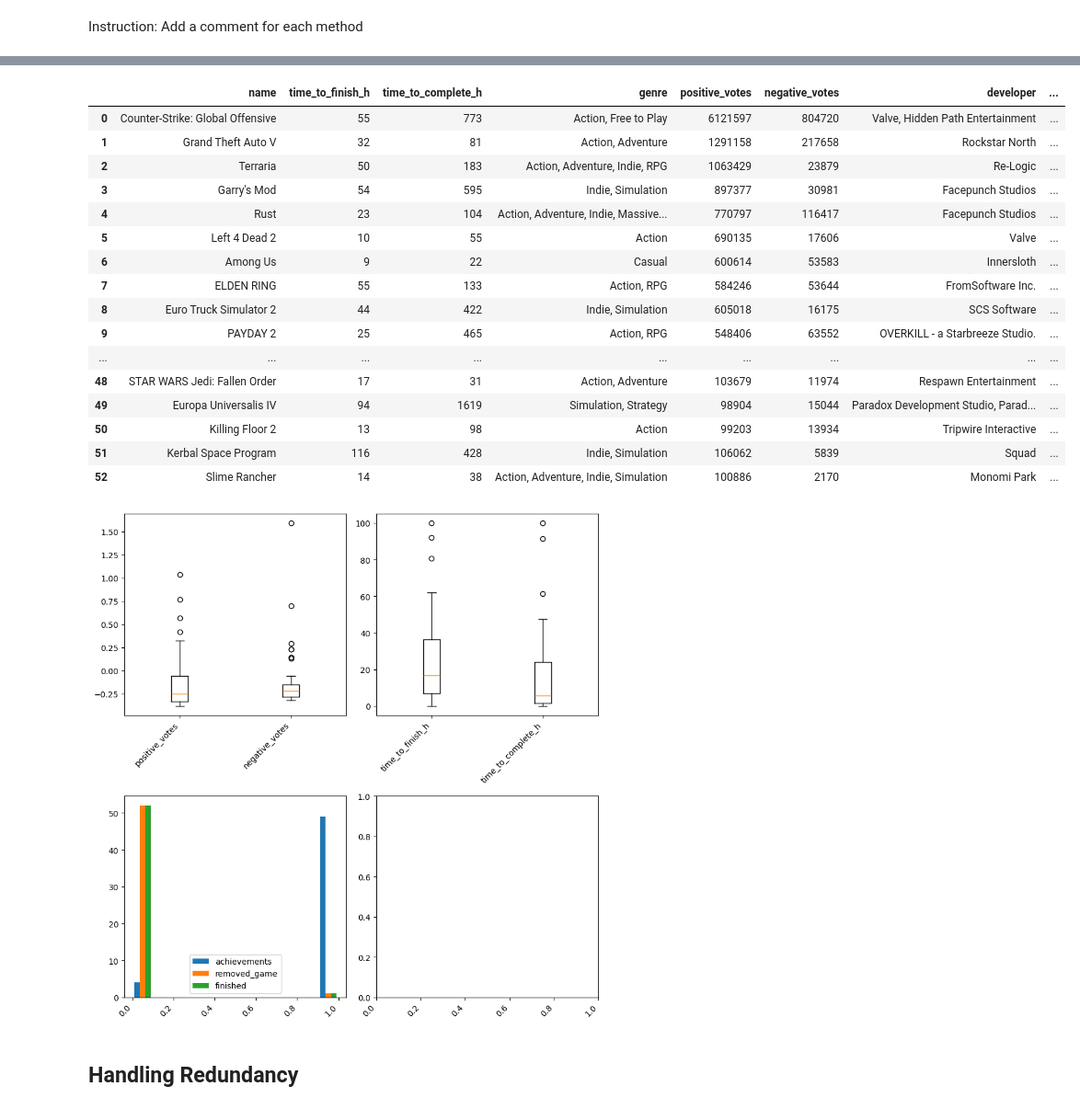
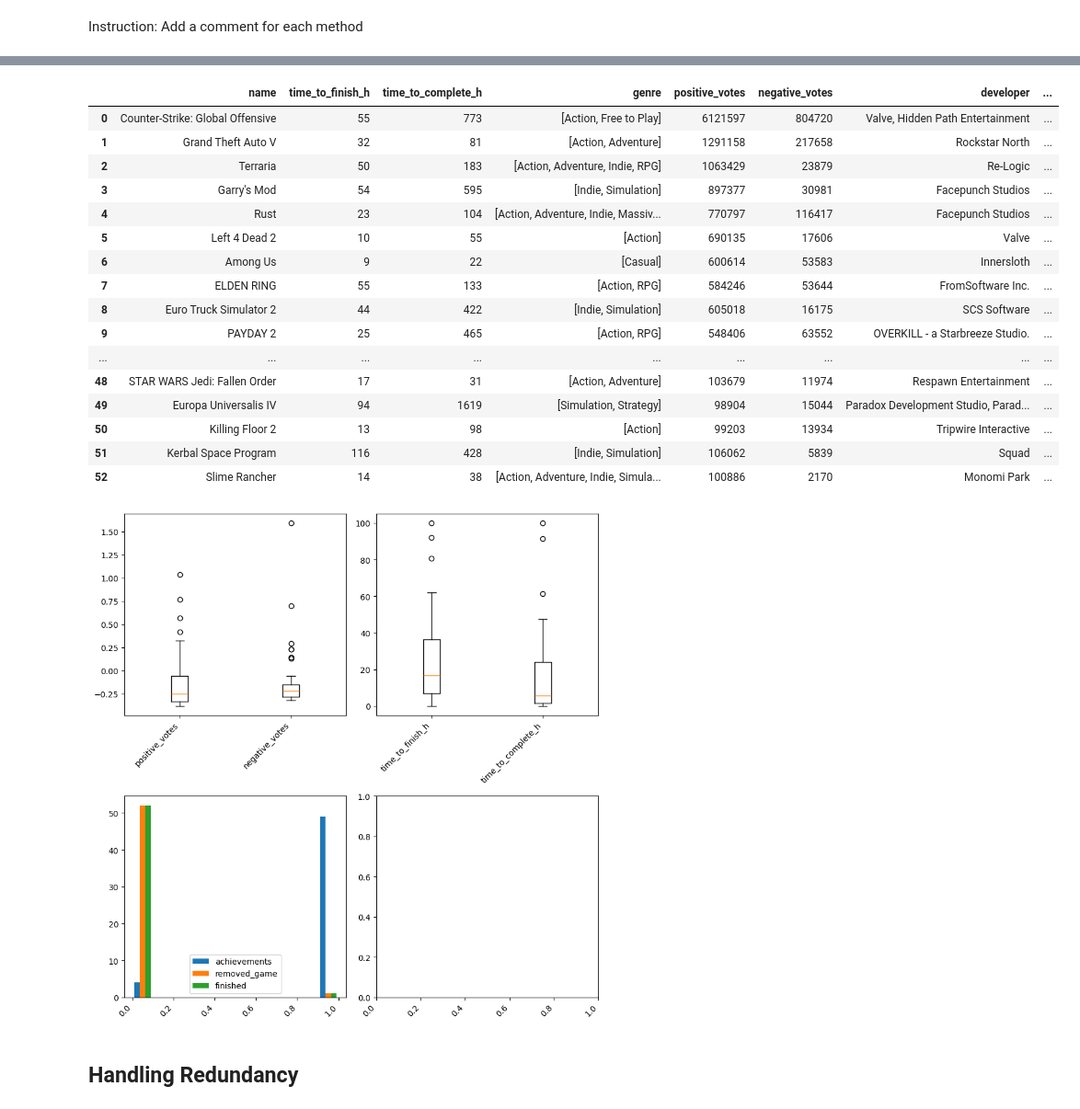
Before and after one commit to Sharpy796/CMPS4510_SteamGameAnalyzer, a Jupyter notebook: project_cluster_cmps451.ipynb, the cells around one changed output, grey strips where cells are left out. Shown at 92% size. Saved outputs shown, nothing was run; the diff lists cells and outputs as text; code cells hidden in the pictures.

Commit message:
update requirements, code cleanup, add comments

```diff
--- a/project_cluster_cmps451.ipynb
+++ b/project_cluster_cmps451.ipynb
@@ -357,27 +357,31 @@ plt.tight_layout()
 # %% [markdown]
 Instruction: Add a comment for each method
 # %%
-# Stuff we might need to do:
-# - Replace values with ones we can use (NaN with 0, X with 1 (or True), etc)
-# - etc?
-# also this stuff below is just some testing stuff idk what to do wtih it yet but i wanted to keep it bc it looks promising
-
+# Create copy for cleanup
 df_copy = df.copy()
+# Filter for columns we want to focus on
 df_copy = df_copy.drop(["appid_steam_games", "appid_steam", "howlongtobeat", "similarity", "perfect_match", "name_steam_games_database", "name_steam_database", "minimun_requirements", "recommended_requirements"], axis=1)
+# Remove bad data
 df_copy = df_copy[df_copy ['time_to_finish_h']  != 'No time registered yet']
 df_copy = df_copy[df_copy ['time_to_complete_h']  != 'No time registered yet']
+# Fill missing values
 df_copy = df_copy.fillna(0)
+# Convert string values to integers
 df_copy['time_to_finish_h'] = df_copy['time_to_finish_h'].apply(lambda x: int(x))
 df_copy['time_to_complete_h'] = df_copy['time_to_complete_h'].apply(lambda x: int(x))
+# Fill "True" placeholders with 1
 df_copy = df_copy.replace('X', 1)
 
+# Isolate the types of data values we want to focus on
 df_copy = df_copy[df_copy["total_votes"] >= 100000]
 df_copy = df_copy[df_copy["positive_rating"] >= 85]
+# Create dataframe that we can normalize by removing string columns
 df_copy_for_norm = df_copy.drop(['name', 'release', 'genre', 'tags', 'publisher', 'developer', 'achievements', 'removed_game', 'finished', 'positive_rating'], axis=1)
 df_copy_norm_minmax = normalize_minmax(df_copy_for_norm, 0, 100)
 df_copy_norm_zscore = normalize_zscore(df_copy_for_norm)
 
 
+# Create a few plots so we can visualize the data metter
 fig, axs = plt.subplots(nrows=2, ncols=2, figsize=(9, 9))
 # axs[0][0].boxplot(df_copy_norm_zscore[["positive_votes", "negative_votes"]], labels=df_copy_norm_zscore[["positive_votes", "negative_votes"]].columns)
 axs[0][0].boxplot(snip_high(df_copy_norm_zscore[["positive_votes", "negative_votes"]], 4), labels=df_copy_norm_zscore[["positive_votes", "negative_votes"]].columns)
@@ -386,29 +390,21 @@ df_copy = df_copy.sort_values(by='total_votes', ascending=False)
 df_copy = df_copy.reset_index(drop=True)
 axs[1][0].hist(df_copy[["achievements", "removed_game", "finished"]], label=["achievements", "removed_game", "finished"])
 axs[1][0].legend(prop={'size': 10})
-
-
 for sax in axs:
     for ax in sax:
         for tick in ax.get_xticklabels():
             tick.set_rotation(45)
             tick.set_ha("right")
-
-
 plt.tight_layout()
 
-#genre and tag lists
-df['tags'] = df['tags'].str.split(',\s*')  # split by comma and optional space
-for tags in df['tags']:
-    print(tags)
+# Create genre and tag lists
+df_copy['tags'] = df_copy['tags'].str.split(',\s*')  # split by comma and optional space
+# for tags in df_copy['tags']:
+#     print(tags)
+df_copy['genre'] = df_copy['genre'].str.split(',\s*')  # split by comma and optional space
+# for genre in df_copy['genre']:
+#     print(genre)
 
-df['genre'] = df['genre'].str.split(',\s*')  # split by comma and optional space
-for genre in df['genre']:
-    print(genre)
+# Output data table (52 games???)
 df_copy
-# df_copy.drop(["total_votes", "positive_votes", "negative_votes"], axis=1)
-
-# df_copy = df_copy[df_copy["positive_rating"] >= 85]
-# df_copy
-# df_copy[["name","total_votes"]].sort_values(by='total_votes', ascending=False)
 # %% [output]
@@ -432,20 +411,20 @@ df_copy
 |  | name | time_to_finish_h | time_to_complete_h | genre | positive_votes | negative_votes | developer | ... |
-| 0 | Counter-Strike: Global Offensive | 55 | 773 | Action, Free to Play | 6121597 | 804720 | Valve, Hidden Path Entertainment | ... |
-| 1 | Grand Theft Auto V | 32 | 81 | Action, Adventure | 1291158 | 217658 | Rockstar North | ... |
-| 2 | Terraria | 50 | 183 | Action, Adventure, Indie, RPG | 1063429 | 23879 | Re-Logic | ... |
-| 3 | Garry's Mod | 54 | 595 | Indie, Simulation | 897377 | 30981 | Facepunch Studios | ... |
-| 4 | Rust | 23 | 104 | Action, Adventure, Indie, Massive... | 770797 | 116417 | Facepunch Studios | ... |
-| 5 | Left 4 Dead 2 | 10 | 55 | Action | 690135 | 17606 | Valve | ... |
-| 6 | Among Us | 9 | 22 | Casual | 600614 | 53583 | Innersloth | ... |
-| 7 | ELDEN RING | 55 | 133 | Action, RPG | 584246 | 53644 | FromSoftware Inc. | ... |
-| 8 | Euro Truck Simulator 2 | 44 | 422 | Indie, Simulation | 605018 | 16175 | SCS Software | ... |
-| 9 | PAYDAY 2 | 25 | 465 | Action, RPG | 548406 | 63552 | OVERKILL - a Starbreeze Studio. | ... |
+| 0 | Counter-Strike: Global Offensive | 55 | 773 | [Action, Free to Play] | 6121597 | 804720 | Valve, Hidden Path Entertainment | ... |
+| 1 | Grand Theft Auto V | 32 | 81 | [Action, Adventure] | 1291158 | 217658 | Rockstar North | ... |
+| 2 | Terraria | 50 | 183 | [Action, Adventure, Indie, RPG] | 1063429 | 23879 | Re-Logic | ... |
+| 3 | Garry's Mod | 54 | 595 | [Indie, Simulation] | 897377 | 30981 | Facepunch Studios | ... |
+| 4 | Rust | 23 | 104 | [Action, Adventure, Indie, Massiv... | 770797 | 116417 | Facepunch Studios | ... |
+| 5 | Left 4 Dead 2 | 10 | 55 | [Action] | 690135 | 17606 | Valve | ... |
+| 6 | Among Us | 9 | 22 | [Casual] | 600614 | 53583 | Innersloth | ... |
+| 7 | ELDEN RING | 55 | 133 | [Action, RPG] | 584246 | 53644 | FromSoftware Inc. | ... |
+| 8 | Euro Truck Simulator 2 | 44 | 422 | [Indie, Simulation] | 605018 | 16175 | SCS Software | ... |
+| 9 | PAYDAY 2 | 25 | 465 | [Action, RPG] | 548406 | 63552 | OVERKILL - a Starbreeze Studio. | ... |
 | ... | ... | ... | ... | ... | ... | ... | ... | ... |
-| 48 | STAR WARS Jedi: Fallen Order | 17 | 31 | Action, Adventure | 103679 | 11974 | Respawn Entertainment | ... |
-| 49 | Europa Universalis IV | 94 | 1619 | Simulation, Strategy | 98904 | 15044 | Paradox Development Studio, Parad... | ... |
-| 50 | Killing Floor 2 | 13 | 98 | Action | 99203 | 13934 | Tripwire Interactive | ... |
-| 51 | Kerbal Space Program | 116 | 428 | Indie, Simulation | 106062 | 5839 | Squad | ... |
-| 52 | Slime Rancher | 14 | 38 | Action, Adventure, Indie, Simulation | 100886 | 2170 | Monomi Park | ... |
+| 48 | STAR WARS Jedi: Fallen Order | 17 | 31 | [Action, Adventure] | 103679 | 11974 | Respawn Entertainment | ... |
+| 49 | Europa Universalis IV | 94 | 1619 | [Simulation, Strategy] | 98904 | 15044 | Paradox Development Studio, Parad... | ... |
+| 50 | Killing Floor 2 | 13 | 98 | [Action] | 99203 | 13934 | Tripwire Interactive | ... |
+| 51 | Kerbal Space Program | 116 | 428 | [Indie, Simulation] | 106062 | 5839 | Squad | ... |
+| 52 | Slime Rancher | 14 | 38 | [Action, Adventure, Indie, Simula... | 100886 | 2170 | Monomi Park | ... |
 [figure]
 # %% [markdown]
 ## Handling Redundancy
```
Also changed, not shown: parts of 2 cells of this notebook, 1 other file.
